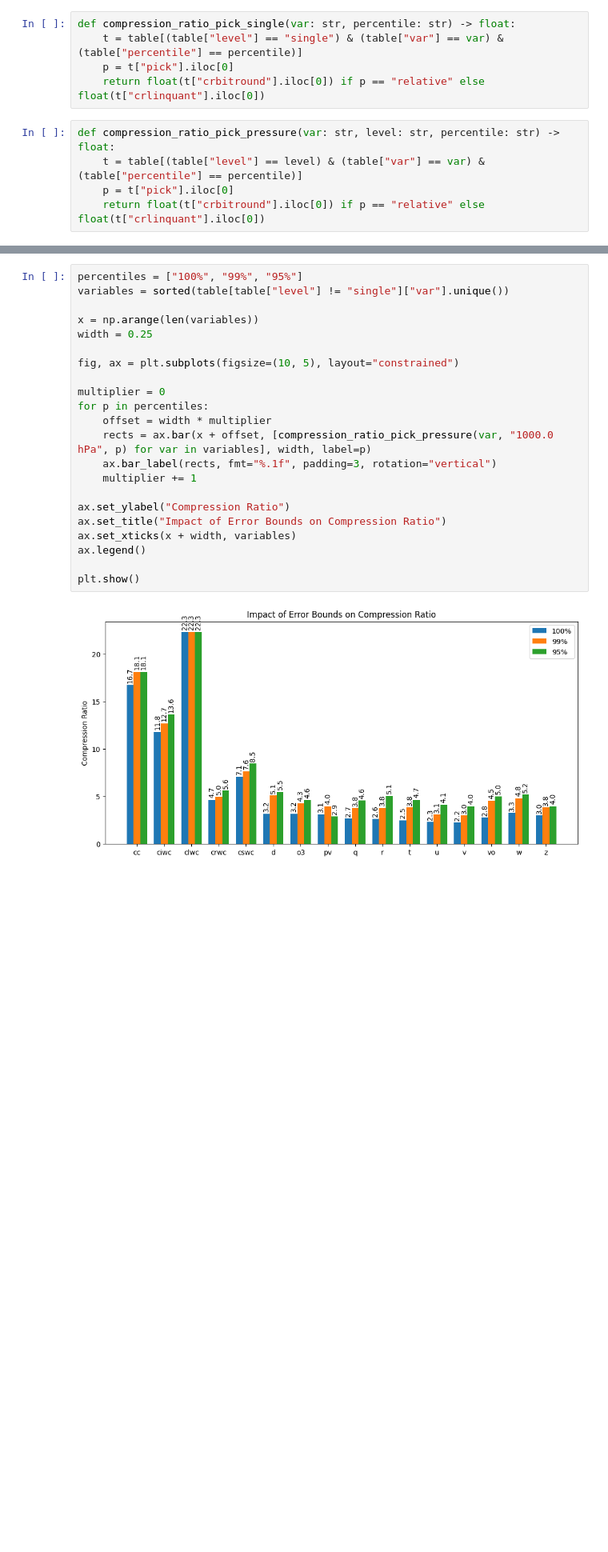
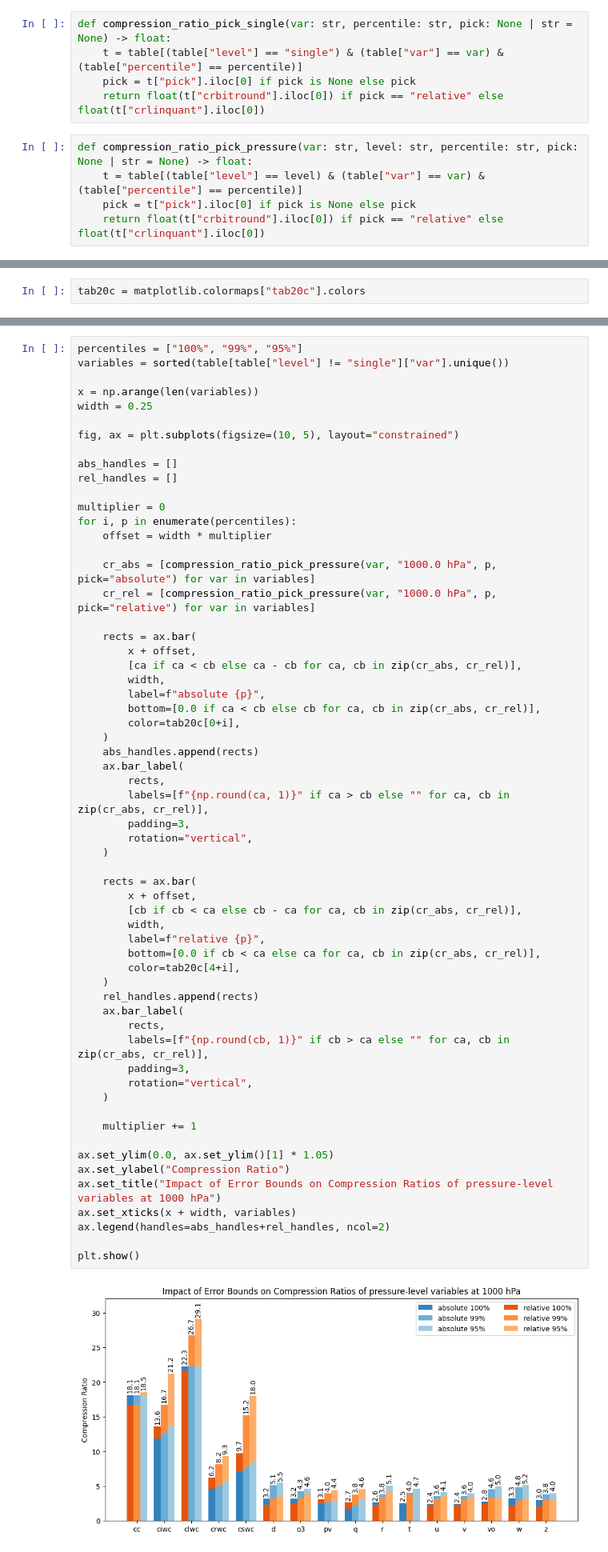
Before and after one commit to juntyr/era5-ensemble-compression-tolerance, a Jupyter notebook: compression-ratio-plots.ipynb, the cells around one changed output, grey strips where cells are left out. Shown: that part at 80% size. Drawn from its saved outputs; the diff is of its cells as text; blank space fills up the shorter version.

Commit message:
Add compression ratio plots

```diff
--- a/compression-ratio-plots.ipynb
+++ b/compression-ratio-plots.ipynb
@@ -5,13 +5,13 @@ import xarray as xr
 # %%
 table = pd.read_csv("table-raw.csv")
 # %%
-def compression_ratio_pick_single(var: str, percentile: str) -> float:
+def compression_ratio_pick_single(var: str, percentile: str, pick: None | str = None) -> float:
     t = table[(table["level"] == "single") & (table["var"] == var) & (table["percentile"] == percentile)]
-    p = t["pick"].iloc[0]
-    return float(t["crbitround"].iloc[0]) if p == "relative" else float(t["crlinquant"].iloc[0])
+    pick = t["pick"].iloc[0] if pick is None else pick
+    return float(t["crbitround"].iloc[0]) if pick == "relative" else float(t["crlinquant"].iloc[0])
 # %%
-def compression_ratio_pick_pressure(var: str, level: str, percentile: str) -> float:
+def compression_ratio_pick_pressure(var: str, level: str, percentile: str, pick: None | str = None) -> float:
     t = table[(table["level"] == level) & (table["var"] == var) & (table["percentile"] == percentile)]
-    p = t["pick"].iloc[0]
-    return float(t["crbitround"].iloc[0]) if p == "relative" else float(t["crlinquant"].iloc[0])
+    pick = t["pick"].iloc[0] if pick is None else pick
+    return float(t["crbitround"].iloc[0]) if pick == "relative" else float(t["crlinquant"].iloc[0])
 # %%
@@ -18,4 +19,6 @@ def compression_ratio_pick_pressure(var: str, level: str, percentile: str) -> fl
 from matplotlib import pyplot as plt
+# %%
+tab20c = matplotlib.colormaps["tab20c"].colors
 # %%
 percentiles = ["100%", "99%", "95%"]
 variables = sorted(table[table["level"] == "single"]["var"].unique()[:10])
@@ -43,24 +84,62 @@ plt.show()
 # %%
 percentiles = ["100%", "99%", "95%"]
 variables = sorted(table[table["level"] != "single"]["var"].unique())
 
 x = np.arange(len(variables))
 width = 0.25
 
 fig, ax = plt.subplots(figsize=(10, 5), layout="constrained")
 
+abs_handles = []
+rel_handles = []
+
 multiplier = 0
-for p in percentiles:
+for i, p in enumerate(percentiles):
     offset = width * multiplier
-    rects = ax.bar(x + offset, [compression_ratio_pick_pressure(var, "1000.0 hPa", p) for var in variables], width, label=p)
-    ax.bar_label(rects, fmt="%.1f", padding=3, rotation="vertical")
+
+    cr_abs = [compression_ratio_pick_pressure(var, "1000.0 hPa", p, pick="absolute") for var in variables]
+    cr_rel = [compression_ratio_pick_pressure(var, "1000.0 hPa", p, pick="relative") for var in variables]
+
+    rects = ax.bar(
+        x + offset,
+        [ca if ca < cb else ca - cb for ca, cb in zip(cr_abs, cr_rel)],
+        width,
+        label=f"absolute {p}",
+        bottom=[0.0 if ca < cb else cb for ca, cb in zip(cr_abs, cr_rel)],
+        color=tab20c[0+i],
+    )
+    abs_handles.append(rects)
+    ax.bar_label(
+        rects,
+        labels=[f"{np.round(ca, 1)}" if ca > cb else "" for ca, cb in zip(cr_abs, cr_rel)],
+        padding=3,
+        rotation="vertical",
+    )
+
+    rects = ax.bar(
+        x + offset,
+        [cb if cb < ca else cb - ca for ca, cb in zip(cr_abs, cr_rel)],
+        width,
+        label=f"relative {p}",
+        bottom=[0.0 if cb < ca else ca for ca, cb in zip(cr_abs, cr_rel)],
+        color=tab20c[4+i],
+    )
+    rel_handles.append(rects)
+    ax.bar_label(
+        rects,
+        labels=[f"{np.round(cb, 1)}" if cb > ca else "" for ca, cb in zip(cr_abs, cr_rel)],
+        padding=3,
+        rotation="vertical",
+    )
+
     multiplier += 1
 
+ax.set_ylim(0.0, ax.set_ylim()[1] * 1.05)
 ax.set_ylabel("Compression Ratio")
-ax.set_title("Impact of Error Bounds on Compression Ratio")
+ax.set_title("Impact of Error Bounds on Compression Ratios of pressure-level variables at 1000 hPa")
 ax.set_xticks(x + width, variables)
-ax.legend()
+ax.legend(handles=abs_handles+rel_handles, ncol=2)
 
 plt.show()
 # %% [output]
-[figure, old version]
+[figure, new version]
```
Also changed, not shown: parts of 2 cells of this notebook, 2 other files.
